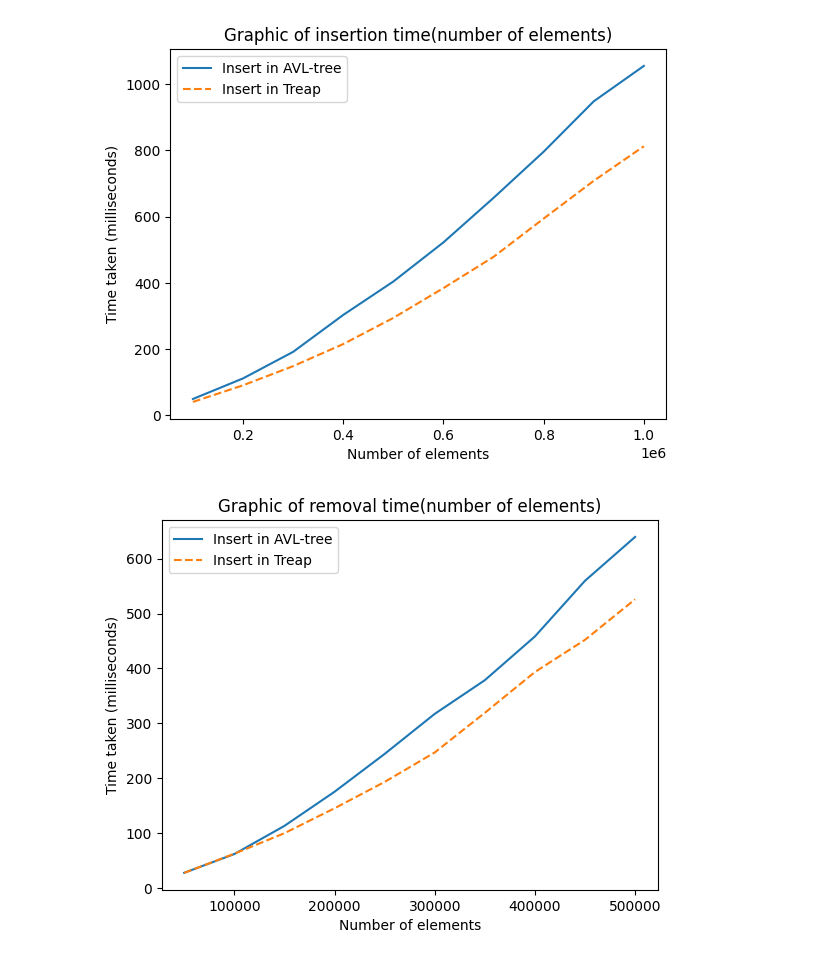
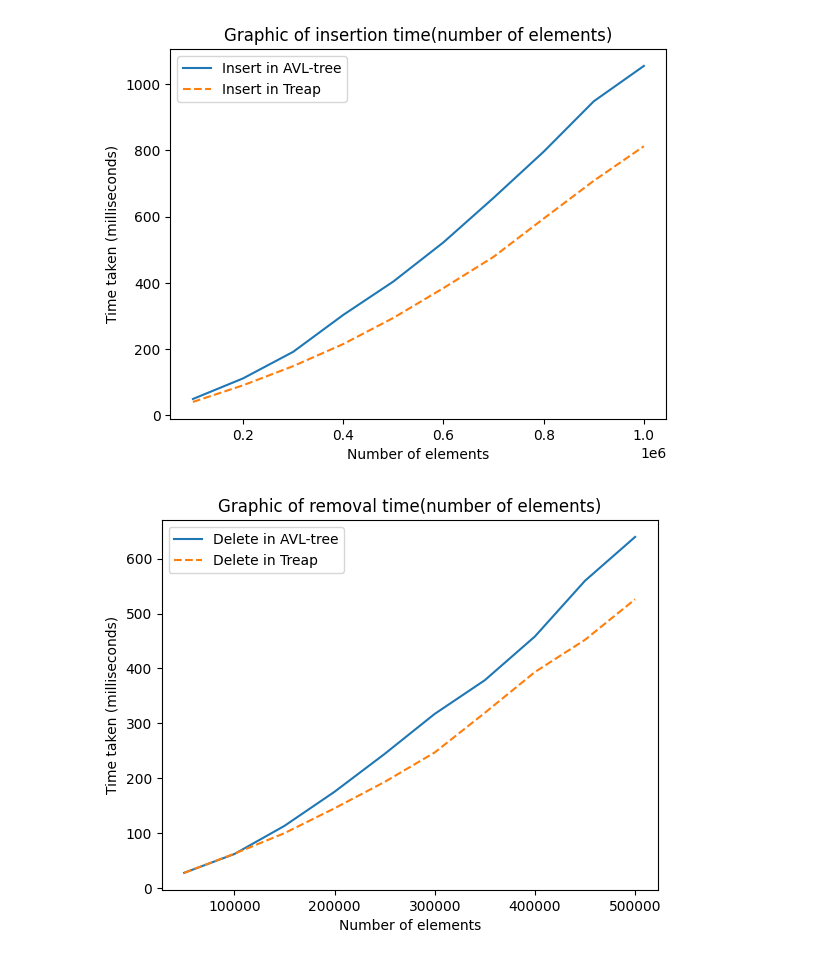
Before and after one commit to Ch1n-ch1nless/MiptLabs, a Jupyter notebook: Laba6/notebook_for_graphics.ipynb, the cells around one changed output. Saved outputs shown, nothing was run; the diff lists cells and outputs as text; code cells hidden in the pictures.

```diff
--- a/Laba6/notebook_for_graphics.ipynb
+++ b/Laba6/notebook_for_graphics.ipynb
@@ -55,18 +55,18 @@ plt.show()
 # %%
 import pandas as pd
 import matplotlib.pyplot as plt
 
 # Загрузка данных из входного файла .txt
 data1 = pd.read_csv('TimeTests/delete_avl_file.csv', sep=',', header=None, names=['n', 'time'])
 data2 = pd.read_csv('TimeTests/delete_trp_file.csv', sep=',', header=None, names=['n', 'time'])
 
 # Построение графика
 plt.plot(data1['n'], data1['time'], '-', data2['n'], data2['time'], '--')
 plt.xlabel('Number of elements')
 plt.ylabel('Time taken (milliseconds)')
-plt.legend(['Insert in AVL-tree', 'Insert in Treap'])
+plt.legend(['Delete in AVL-tree', 'Delete in Treap'])
 plt.title('Graphic of removal time(number of elements)')
 plt.savefig('Images/treap_delete.png')
 plt.show()
 # %% [output]
-[figure, old version]
+[figure, new version]
```
Also changed, not shown: parts of 2 cells of this notebook, 7 other files.
